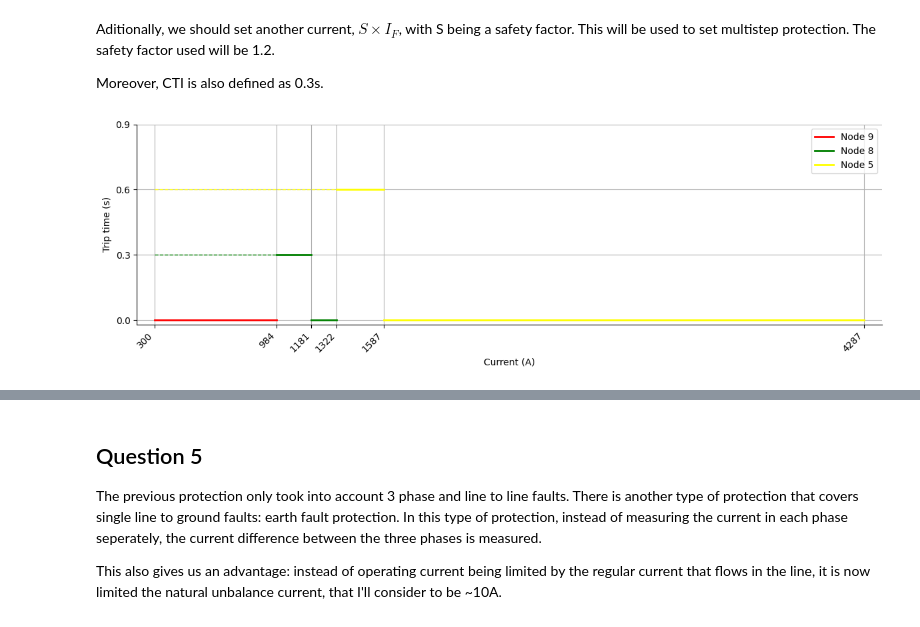
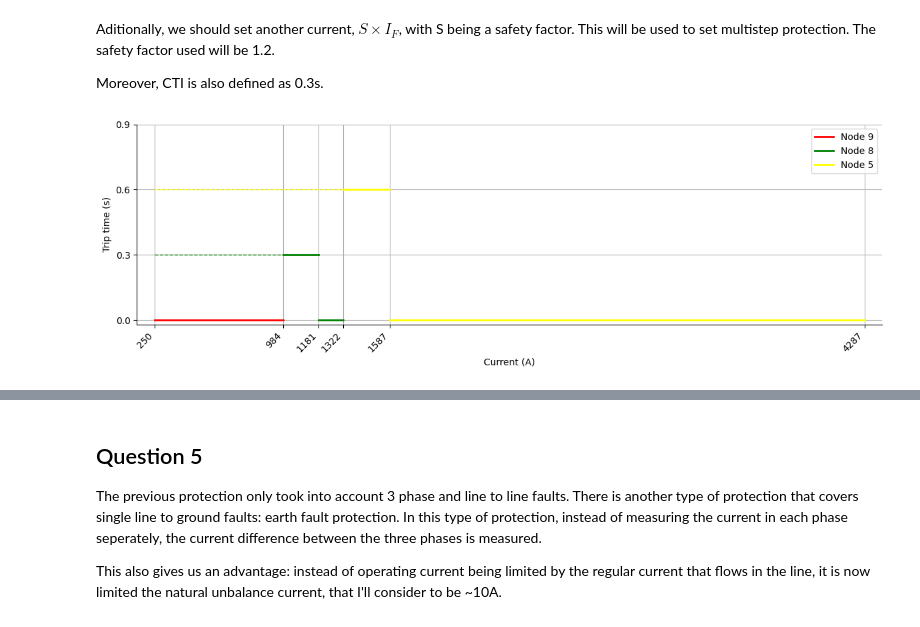
Before and after one commit to e4m8ch/IST_PSE, a Jupyter notebook: main.ipynb, the cells around one changed output, grey strips where cells are left out. Drawn from its saved outputs; the diff is of its cells as text; code cells hidden in the pictures.

```diff
--- a/main.ipynb
+++ b/main.ipynb
@@ -729,11 +731,16 @@ Aditionally, it is relevant to note that the generator symbol represents the The
 The first step here is to define the turn ratio of the current transformers. Luckily, this has been done above, and we know this ratio is 600:1.
 It is also necessary to know both load currents to safely set the operating current:
 # %%
-I_L8 = (dfs["Loads"]["Load MW"][0] * 1e6) / 150000
-I_L9 = (dfs["Loads"]["Load MW"][1] * 1e6) / 150000
+radial = pd.DataFrame({"nodes": [5, 8, 9]})
+radial.set_index("nodes", inplace=True)
+
+I_L8 = (dfs["Loads"]["Load MW"][0] * 1e6) / (150000*math.sqrt(3))
+I_L9 = (dfs["Loads"]["Load MW"][1] * 1e6) / (150000*math.sqrt(3))
 
 I_Lt = I_L8 + I_L9
 
+radial["Normal Current [A]"] = [I_Lt, I_L9, I_L9]
+
 print("I_L8 = " + str(I_L8) + " A")
-print("I_L9 = " + str(I_L9) + " A")
+print("I_Lt = " + str(I_Lt) + " A")
 # %% [output]
@@ -748,13 +755,14 @@ $$
 Where the load current depends on what loads the specific node is feeding and the minimum short circuit current was calculated above.
 # %%
 filtered = combined_df[combined_df['Node'].isin([5, 8, 9])]
+filtered.set_index('Node', inplace=True)
 filtered = filtered[['TP Irms[A]', 'LL Irms[A]']]
 
-filtered['min'] = filtered[['TP Irms[A]', 'LL Irms[A]']].min(axis=1)
-filtered['max'] = filtered[['TP Irms[A]', 'LL Irms[A]']].max(axis=1)
 
-min_value = filtered["min"].min()
+radial['Min SCC [A]'] = filtered[['TP Irms[A]', 'LL Irms[A]']].min(axis=1)
+radial['Max SCC [A]'] = filtered[['TP Irms[A]', 'LL Irms[A]']].max(axis=1)
 
+min_value = radial["Min SCC [A]"].min()
 
 print("Iop > " + str(2*I_L9) + " ; Iop < " + str((1/3)*min_value))
 # %% [output]
@@ -780,18 +788,17 @@ Iop > 260.0 ; Iop < 271.09999999999997 (sacrifices security)
 # %% [markdown]
 I'm going to pick option one, since 3/8 is only slightly higher than 1/3, reliability is barely affected, while still keeping security at a reasonable level. This means that from now on:
 # %%
-I_op = 300 # A
+radial["I_op [A]"] = 250 # A
 # %% [markdown]
 Aditionally, we should set another current, $S\times I_F$, with S being a safety factor. This will be used to set multistep protection. The safety factor used will be 1.2.
 
 Moreover, CTI is also defined as 0.3s.
 # %%
-filtered["multistep"] = np.ceil(filtered["max"]*1.2)
-filtered.head(3)
+radial["multistep"] = np.ceil(radial["Max SCC [A]"]*1.2)
 
 CTI = 0.3 # s
 # %%
-x_values = [I_op] + filtered["max"].tolist() + filtered["multistep"].tolist()
+x_values = [radial.loc[9, "I_op [A]"]] + radial["Max SCC [A]"].tolist() + radial["multistep"].tolist()
 x_values = sorted(set(x_values))
 x_values = x_values[:-1]
 
@@ -803,31 +810,31 @@ ax.set_ylabel('Trip time (s)')
 
 for spine in ['top', 'right']:
     ax.spines[spine].set_visible(False)
 
 ax.set_xticks(x_values)
 ax.set_yticks(y_values)
 ax.set_xlim(min(x_values)-100, max(x_values)+100)
 ax.set_ylim(-0.02, CTI*3)
 plt.xticks(rotation=45, ha='right')  # rotate labels to avoid overlap
 plt.tight_layout()  # adjust layout to fit labels
 plt.grid()
 
 
 # Node 9
 ax.plot([x_values[0], x_values[1]], [CTI*0, CTI*0], color='red', linewidth=2, label='Node 9')
 
 # Node 8
 ax.plot([x_values[0], x_values[1]], [CTI*1, CTI*1], color='green', linewidth=1, linestyle='--')
 ax.plot([x_values[1], x_values[2]], [CTI*1, CTI*1], color='green', linewidth=2)
 ax.plot([x_values[2], x_values[3]], [CTI*0, CTI*0], color='green', linewidth=2, label='Node 8')
 
 # Node 5
 ax.plot([x_values[0], x_values[3]], [CTI*2, CTI*2], color='yellow', linewidth=1, linestyle='--')
 ax.plot([x_values[3], x_values[4]], [CTI*2, CTI*2], color='yellow', linewidth=2)
 ax.plot([x_values[4], x_values[5]], [CTI*0, CTI*0], color='yellow', linewidth=2, label='Node 5')
 
 ax.legend(loc="upper right")
 
 plt.show()
 # %% [output]
-[figure, old version]
+[figure, new version]
```
Also changed, not shown: parts of 14 cells of this notebook, 2 other files.
